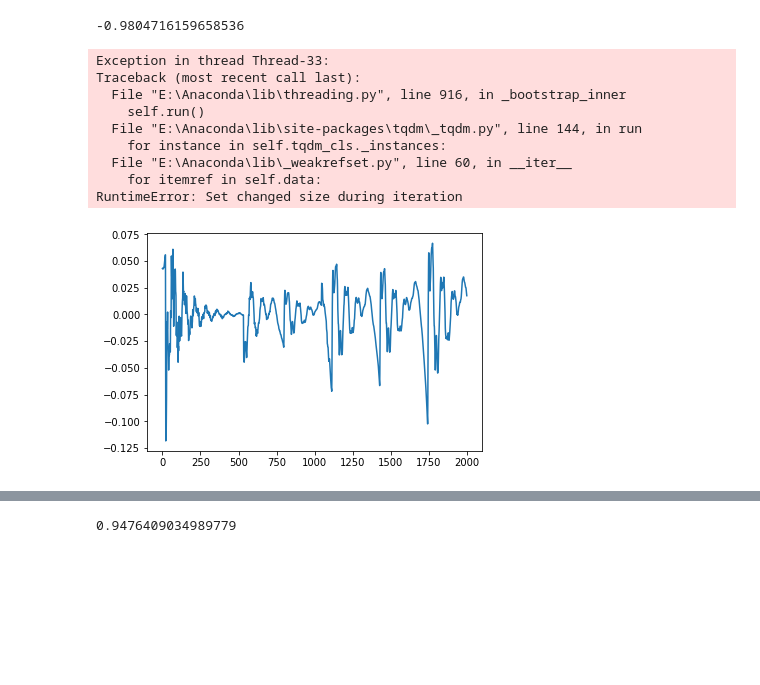
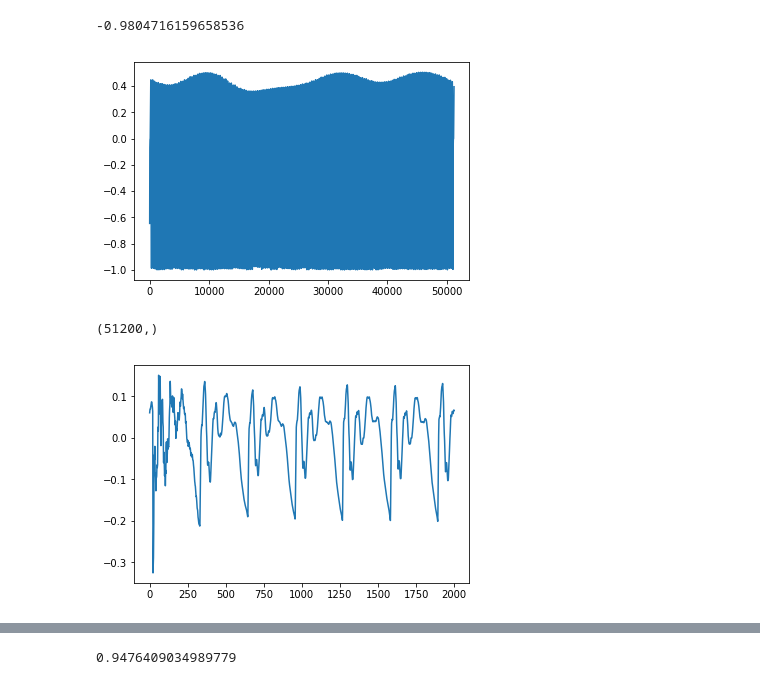
Before and after one commit to BeyondCloud/Pink_trombone_py, a Jupyter notebook: Glottal_pulse.ipynb, the cells around one changed output, grey strips where cells are left out. Drawn from its saved outputs; the diff is of its cells as text; code cells hidden in the pictures; blank space fills up the shorter version.

Commit message:
done gt cache

```diff
--- a/Glottal_pulse.ipynb
+++ b/Glottal_pulse.ipynb
@@ -95,7 +95,7 @@ class Glottis():
         return output * self.intensity * self.loudness;
 
     #Glottis
-    def runStep(self,Lambda,noiseSource):
+    def runStep(self,Lambda):
 
 
         self.timeInWaveform += timeStep;
@@ -106,10 +106,10 @@ class Glottis():
 
         out = self.normalizedLFWaveform(self.timeInWaveform/self.waveformLength);
 
-        aspiration = self.intensity*(1-math.sqrt(self.UITenseness))*\
-                    self.getNoiseModulator()*noiseSource;
-        aspiration *= 0.2 + 0.02*random();
-        out += aspiration;
+#         aspiration = self.intensity*(1-math.sqrt(self.UITenseness))*\
+#                     self.getNoiseModulator();
+#         aspiration *= 0.2 + 0.02*random();
+#         out += aspiration;
 
         return out
     def finishBlock(self):
@@ -129,8 +129,8 @@ class Glottis():
         self.oldTenseness = self.newTenseness;
 
 #         this will add fluctuation to voice , which is more natural
-        self.newTenseness = self.UITenseness+ 0.1*simplex1( self.totalTime )+\
-                                                0.05*simplex1( self.totalTime );
+        self.newTenseness = self.UITenseness+ 0.2*simplex1( self.totalTime*3.5 )+\
+                                                0.05*simplex1( self.totalTime*4 );
 
         if ((not self.isTouched) and alwaysVoice):
             self.newTenseness += (3-self.UITenseness)*(1-self.intensity);
@@ -142,6 +142,14 @@ class Glottis():
     def getNoiseModulator(self):
         voiced = 0.1+0.2*max(0,math.sin(math.pi*2*self.timeInWaveform/self.waveformLength));
         return self.UITenseness* self.intensity * voiced + (1-self.UITenseness* self.intensity ) * 0.3;
+    def GT_cache(self,n,block_size):
+        GT_cache = np.zeros((n*block_size,))
+
+        for j in range(n):
+            for i in range(block_size):
+                GT_cache[j*block_size+i] = gt.runStep(j/n);
+            self.finishBlock();
+        return GT_cache
 gt = Glottis()
 print('done')
 # %% [output]
@@ -313,8 +320,8 @@ class AudioSystem():
         self.soundOn = False,
         self.blockTime = self.blockLength[0]/float(sampleRate);
         self.outArray = np.zeros(( self.blockLength[0],))
-    def doScriptProcessor(self):
-        inputArray1 = np.zeros(( self.blockLength[0],));
+    def doScriptProcessor(self,gt_cache):
+#         inputArray1 = np.zeros(( self.blockLength[0],));
         inputArray2 = np.zeros(( self.blockLength[0],));
 
         #inputArray2 = event.inputBuffer.getChannelData(1);
@@ -322,7 +329,8 @@ class AudioSystem():
         for j in range(self.blockLength[0]):
             lambda1 = j/self.blockLength[0];
             lambda2 = (j+0.5)/self.blockLength[0];
-            glottalOutput = gt.runStep(lambda1, inputArray1[j]);
+#             glottalOutput = gt.runStep(lambda1);
+            glottalOutput = gt_cache[j]
             vocalOutput = 0;
 
             # Tract runs at twice the sample rate
@@ -336,7 +344,7 @@ class AudioSystem():
 #             self.outArray[j] = glottalOutput * 0.3;
 
 
-        gt.finishBlock();
+#         gt.finishBlock();
         tr.finishBlock();
 
 fuji = AudioSystem()
@@ -351,36 +359,36 @@ done
 print(np.random.normal( scale=1.0))
 # %% [output]
 -0.9804716159658536
+# %%
+gt_cache =gt.GT_cache(100,512)
+plt.plot(gt_cache)
+plt.show()
+print(gt_cache.shape)
+# %% [output]
+[figure, added]
+(51200,)
 # %%
 import time
 from tqdm import tqdm_notebook as tqdm
-n_block = 200
+n_block = 100
 all_w = np.zeros((n_block*512))
 
+# gt.GT_cache(200*fuji.blockLength)
 for i in tqdm(range(n_block)):
-    fuji.doScriptProcessor()
+    fuji.doScriptProcessor(gt_cache[i*512:(i+1)*512])
     all_w[i*512:(i+1)*512] =fuji.outArray
 #     print(tr.newReflection)
 
 try:
     plt.plot(all_w[:2000])
 except:
     plt.plot(all_w)
 plt.show()
 
 
 # print( tr.lipOutput ,tr.noseOutput)plt.plot(all_w[:2000])
 # %% [output]
-Exception in thread Thread-33:
-Traceback (most recent call last):
-  File "E:\Anaconda\lib\threading.py", line 916, in _bootstrap_inner
-    self.run()
-  File "E:\Anaconda\lib\site-packages\tqdm\_tqdm.py", line 144, in run
-    for instance in self.tqdm_cls._instances:
-  File "E:\Anaconda\lib\_weakrefset.py", line 60, in __iter__
-    for itemref in self.data:
-RuntimeError: Set changed size during iteration
-[figure, old version]
+[figure, new version]
 # %%
 import soundfile as sf
 from util import my_util
```
Also changed, not shown: parts of 3 cells of this notebook.
